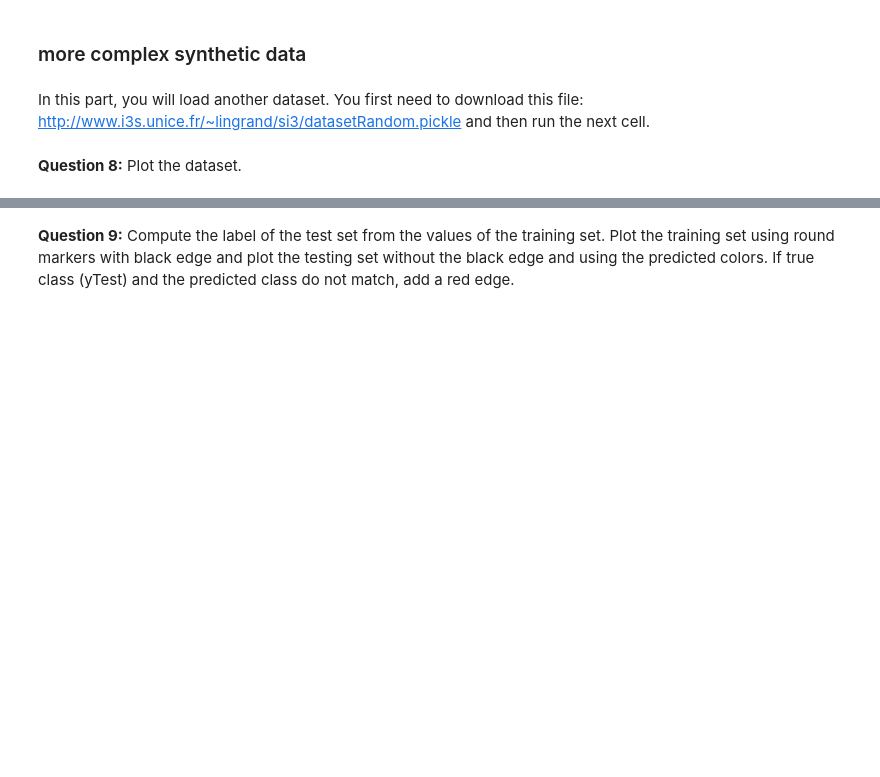
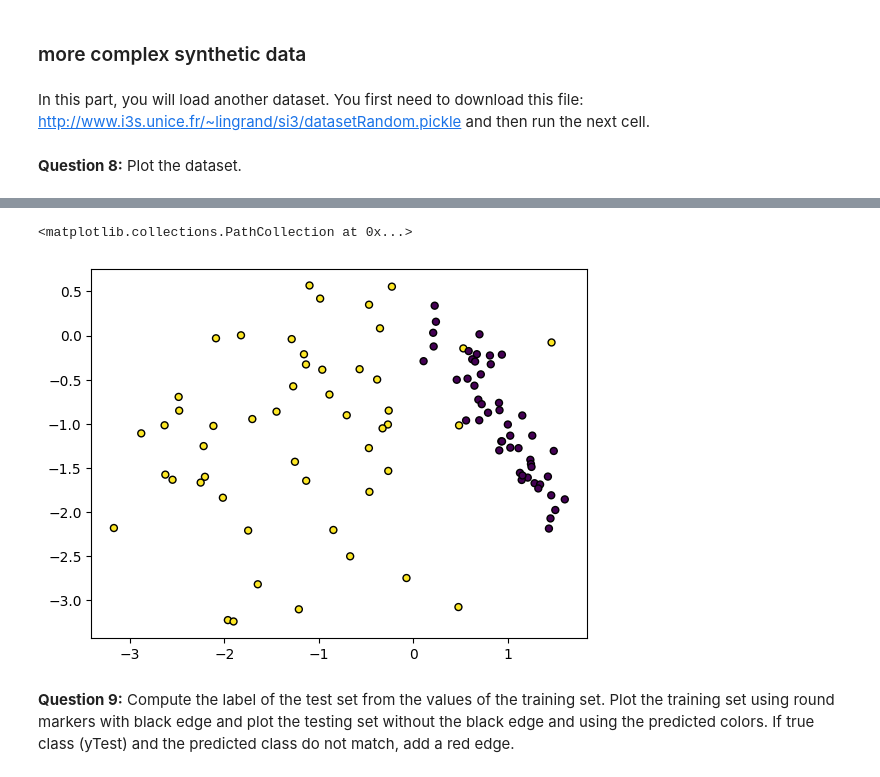
Before and after one commit to DeyannK/Donnees-numeriques, a Jupyter notebook: TP3-kNN/TP.ipynb, the cells around one changed output, grey strips where cells are left out. Drawn from its saved outputs; the diff is of its cells as text; code cells hidden in the pictures; blank space fills up the shorter version.

```diff
--- a/TP3-kNN/TP.ipynb
+++ b/TP3-kNN/TP.ipynb
@@ -181,3 +179,9 @@ with open('datasetRandom.pickle', 'rb') as input:
+# %%
+# your work here
+plt.scatter(Xd[:, 0], Xd[:, 1], c=yd, marker='o', edgecolor='k', s=25)
+# %% [output]
+<matplotlib.collections.PathCollection at 0x...>
+[figure, added]
 # %%
 # use the first 60% for the training and the last 40% for the test
 Xtrain = Xd[:60]
```
Also changed, not shown: parts of 6 cells of this notebook, 1 other file.
